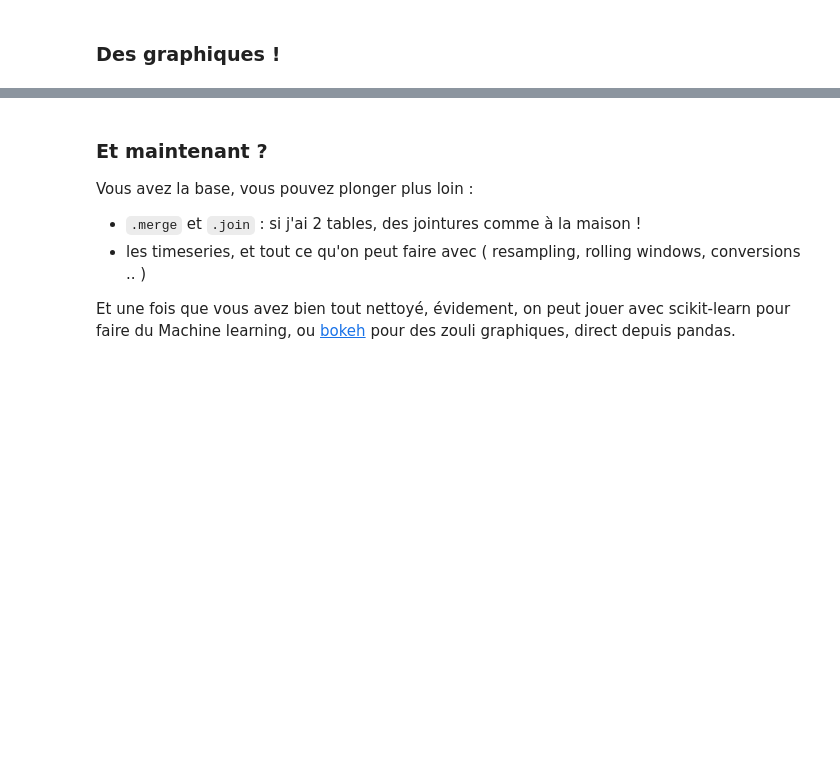
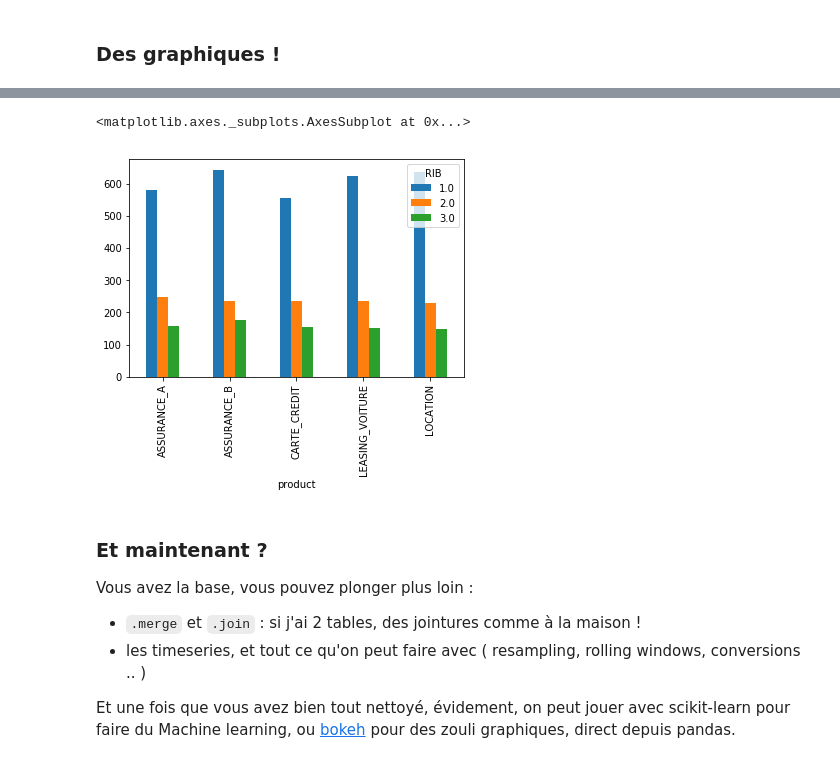
Before and after one commit to flo-dhalluin/python-pandas-talk, a Jupyter notebook: pandas-talk.ipynb, the cells around one changed output, grey strips where cells are left out. Cells and saved outputs as stored; diff of their text form; code cells hidden in the pictures; blank space fills up the shorter version.

```diff
--- a/pandas-talk.ipynb
+++ b/pandas-talk.ipynb
@@ -161,0 +320,3 @@ submission_counts.describe()
+# %%
+clients = pd.read_csv("client_files.csv", delimiter=";", index_col=0)
+clients.head()
@@ -162,3 +347,15 @@ submission_counts.describe()
+# %%
+# on va pouvoir faire des stats par produits !
+# nombre de resoumissions pour le RIB, par produit
+
+(clients.join(submission_counts)
+     .groupby("product")
+     .RIB # on regarde les RIB
+     .value_counts().unstack()
+     .plot.bar())
+# %% [output]
+<matplotlib.axes._subplots.AxesSubplot at 0x...>
+[figure, added]
 # %% [markdown]
 ### Et maintenant ?
 
```
Also changed, not shown: parts of 22 cells of this notebook.
